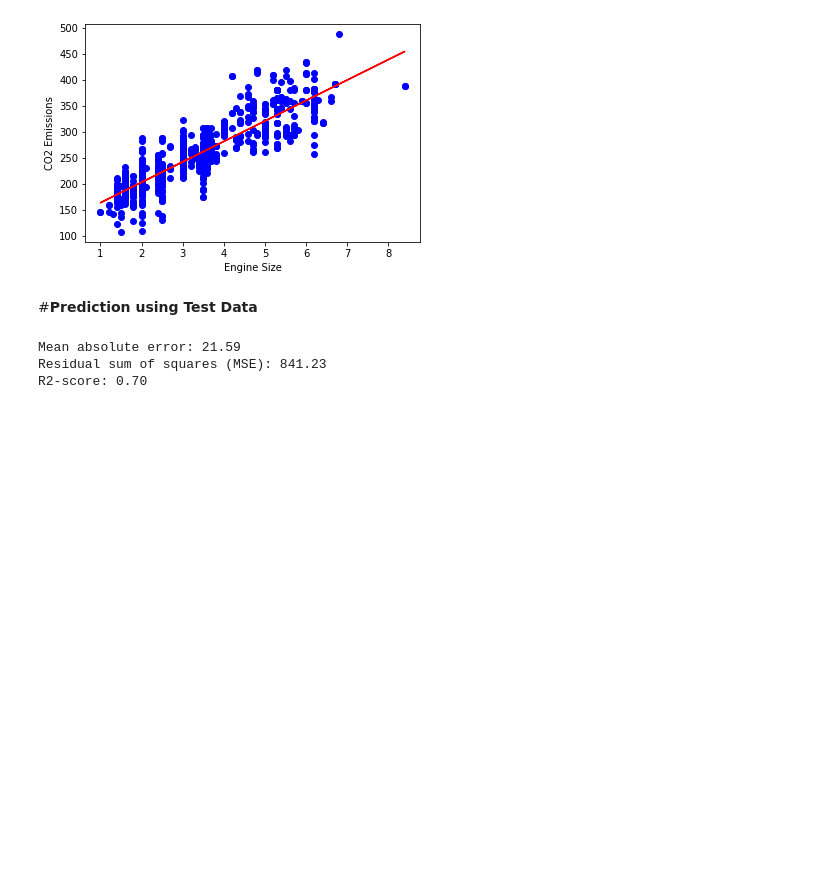
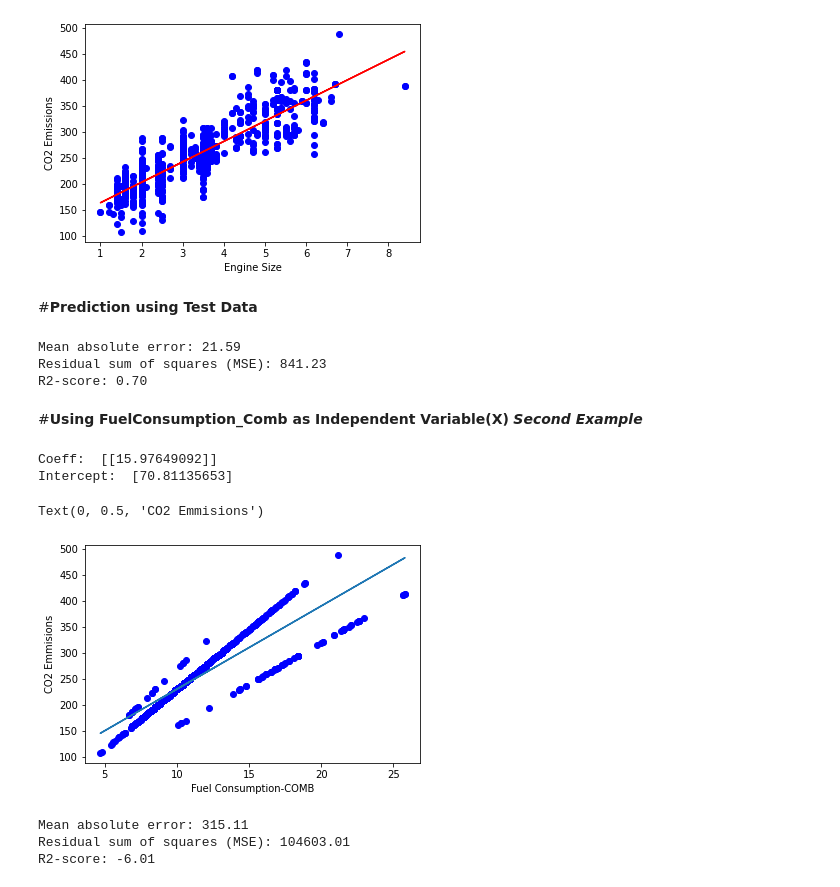
Before and after one commit to Vishnukvsvk/ML-Using-Python-IBM, a Jupyter notebook: LinearRegression.ipynb, the cells around one changed output. Drawn from its saved outputs; the diff is of its cells as text; code cells hidden in the pictures; blank space fills up the shorter version.

```diff
--- a/LinearRegression.ipynb
+++ b/LinearRegression.ipynb
@@ -132,3 +132,41 @@ print("R2-score: %.2f" % r2_score(test_y_ , test_y) )
 Mean absolute error: 21.59
 Residual sum of squares (MSE): 841.23
 R2-score: 0.70
+# %% [markdown]
+#**Using FuelConsumption_Comb as Independent Variable(X)**
+***Second Example***
+# %%
+from sklearn import linear_model
+
+regr2=linear_model.LinearRegression()
+train_x2= np.asanyarray(train[['FUELCONSUMPTION_COMB']])
+train_y2= np.asanyarray(train[['CO2EMISSIONS']])
+regr2.fit(train_x2,train_y2)
+
+print('Coeff: ',regr2.coef_)
+print('Intercept: ',regr2.intercept_)
+# %% [output]
+Coeff:  [[15.97649092]]
+Intercept:  [70.81135653]
+# %%
+plt.scatter(train.FUELCONSUMPTION_COMB,train.CO2EMISSIONS,color='blue')
+plt.plot(train_x2,regr2.coef_[0][0]*train_x2+regr2.intercept_[0])
+plt.xlabel('Fuel Consumption-COMB')
+plt.ylabel('CO2 Emmisions')
+# %% [output]
+Text(0, 0.5, 'CO2 Emmisions')
+[figure, added]
+# %%
+from sklearn.metrics import r2_score
+
+test_x2=np.asanyarray(test[['FUELCONSUMPTION_COMB']])
+test_y2=np.asanyarray(test[['CO2EMISSIONS']])
+test_y_2 = regr.predict(test_x2)
+
+print("Mean absolute error: %.2f" % np.mean(np.absolute(test_y_2 - test_y2)))
+print("Residual sum of squares (MSE): %.2f" % np.mean((test_y_2 - test_y2) ** 2))
+print("R2-score: %.2f" % r2_score(test_y_2 , test_y2) )
+# %% [output]
+Mean absolute error: 315.11
+Residual sum of squares (MSE): 104603.01
+R2-score: -6.01
```
